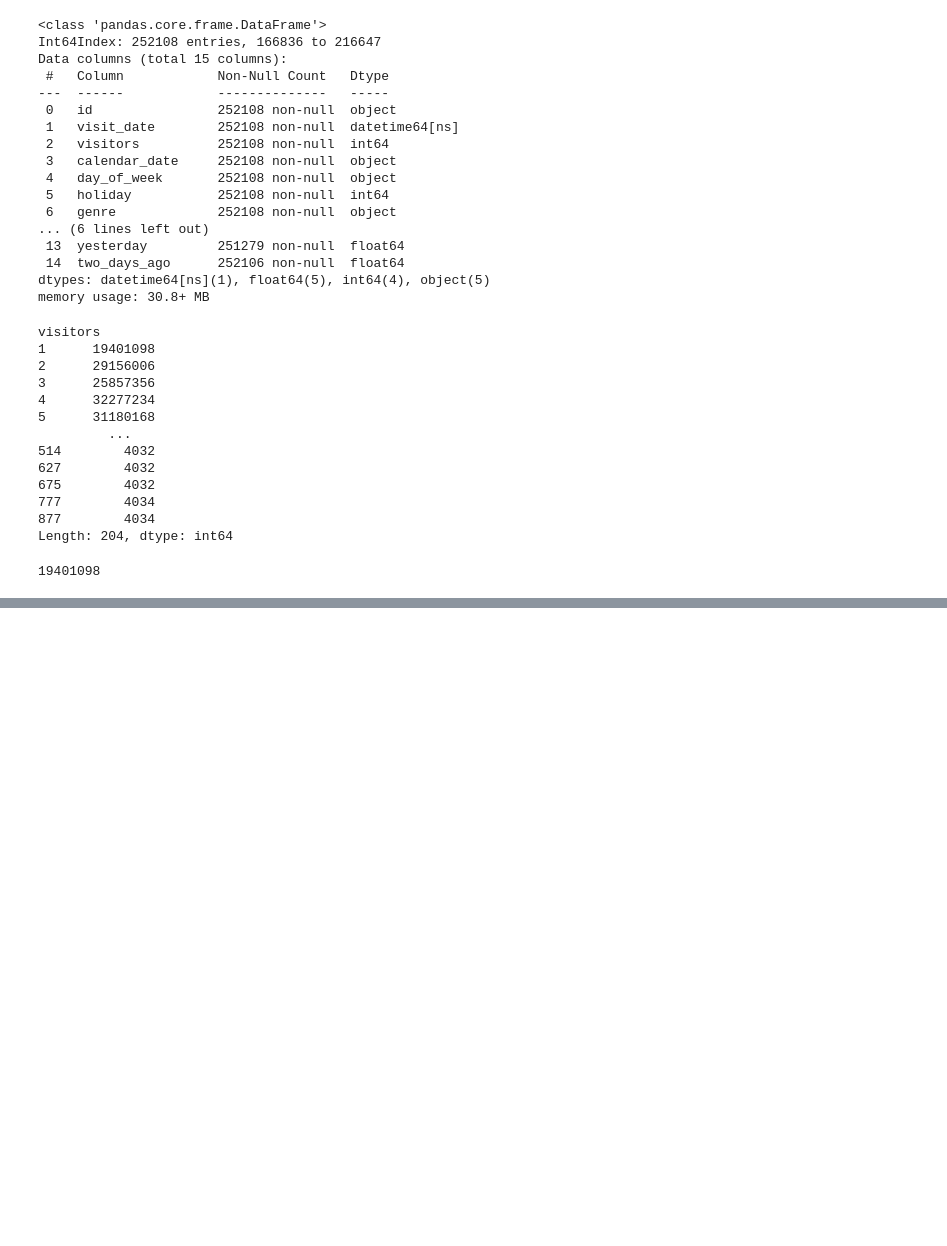
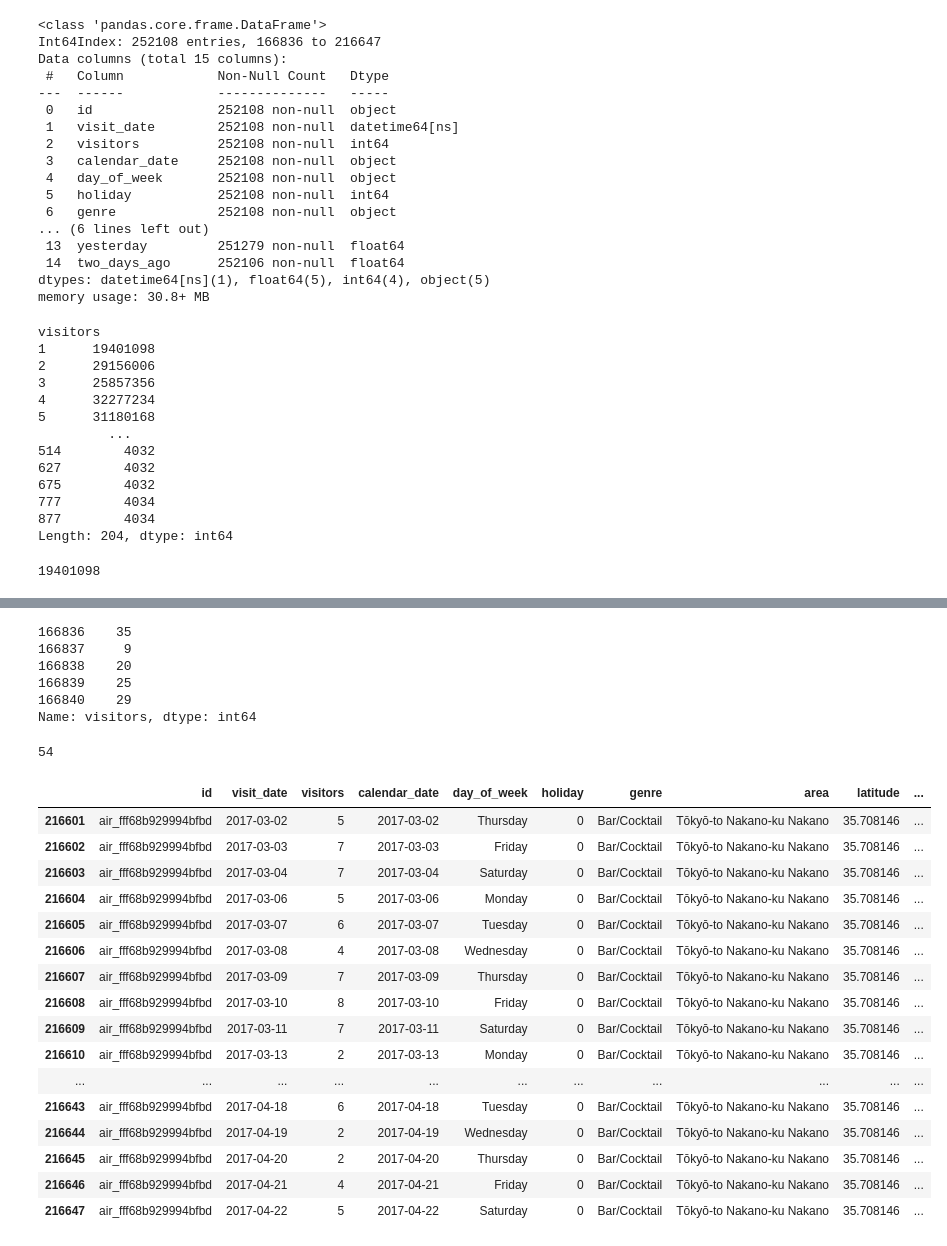
Before and after one commit to JonathanBechtel/dat-02-22, a Jupyter notebook: ClassMaterial/Unit2/Class8/Class 8 Notebook.ipynb, the cells around one changed output, grey strips where cells are left out. Saved outputs shown, nothing was run; the diff lists cells and outputs as text; code cells hidden in the pictures; blank space fills up the shorter version.

```diff
--- a/ClassMaterial/Unit2/Class8/Class 8 Notebook.ipynb
+++ b/ClassMaterial/Unit2/Class8/Class 8 Notebook.ipynb
@@ -269,0 +310,4 @@ Length: 204, dtype: int64
+# %%
+two_days_ago = pd.DateOffset(days=2)
+# %%
+two_day_shift = df.set_index('visit_date').groupby('id')[['visitors']].shift(freq=two_days_ago).rename({'visitors': 'two_days_shift'}, axis=1)
@@ -269,0 +361,37 @@ Length: 204, dtype: int64
+# %%
+df['visitors'].head()
+# %% [output]
+166836    35
+166837     9
+166838    20
+166839    25
+166840    29
+Name: visitors, dtype: int64
+# %%
+25 + 20 + 9
+# %% [output]
+54
+# %%
+df['three_day_avg'] = df.groupby('id')['visitors'].rolling(3).mean().values
+# %%
+df['seven_day_avg'] = df.groupby('id')['visitors'].rolling(7).mean().values
+# %%
+df.tail(50)
+# %% [output]
+|  | id | visit_date | visitors | calendar_date | day_of_week | holiday | genre | area | latitude | ... |
+| 216601 | air_fff68b929994bfbd | 2017-03-02 | 5 | 2017-03-02 | Thursday | 0 | Bar/Cocktail | Tōkyō-to Nakano-ku Nakano | 35.708146 | ... |
+| 216602 | air_fff68b929994bfbd | 2017-03-03 | 7 | 2017-03-03 | Friday | 0 | Bar/Cocktail | Tōkyō-to Nakano-ku Nakano | 35.708146 | ... |
+| 216603 | air_fff68b929994bfbd | 2017-03-04 | 7 | 2017-03-04 | Saturday | 0 | Bar/Cocktail | Tōkyō-to Nakano-ku Nakano | 35.708146 | ... |
+| 216604 | air_fff68b929994bfbd | 2017-03-06 | 5 | 2017-03-06 | Monday | 0 | Bar/Cocktail | Tōkyō-to Nakano-ku Nakano | 35.708146 | ... |
+| 216605 | air_fff68b929994bfbd | 2017-03-07 | 6 | 2017-03-07 | Tuesday | 0 | Bar/Cocktail | Tōkyō-to Nakano-ku Nakano | 35.708146 | ... |
+| 216606 | air_fff68b929994bfbd | 2017-03-08 | 4 | 2017-03-08 | Wednesday | 0 | Bar/Cocktail | Tōkyō-to Nakano-ku Nakano | 35.708146 | ... |
+| 216607 | air_fff68b929994bfbd | 2017-03-09 | 7 | 2017-03-09 | Thursday | 0 | Bar/Cocktail | Tōkyō-to Nakano-ku Nakano | 35.708146 | ... |
+| 216608 | air_fff68b929994bfbd | 2017-03-10 | 8 | 2017-03-10 | Friday | 0 | Bar/Cocktail | Tōkyō-to Nakano-ku Nakano | 35.708146 | ... |
+| 216609 | air_fff68b929994bfbd | 2017-03-11 | 7 | 2017-03-11 | Saturday | 0 | Bar/Cocktail | Tōkyō-to Nakano-ku Nakano | 35.708146 | ... |
+| 216610 | air_fff68b929994bfbd | 2017-03-13 | 2 | 2017-03-13 | Monday | 0 | Bar/Cocktail | Tōkyō-to Nakano-ku Nakano | 35.708146 | ... |
+| ... | ... | ... | ... | ... | ... | ... | ... | ... | ... | ... |
+| 216643 | air_fff68b929994bfbd | 2017-04-18 | 6 | 2017-04-18 | Tuesday | 0 | Bar/Cocktail | Tōkyō-to Nakano-ku Nakano | 35.708146 | ... |
+| 216644 | air_fff68b929994bfbd | 2017-04-19 | 2 | 2017-04-19 | Wednesday | 0 | Bar/Cocktail | Tōkyō-to Nakano-ku Nakano | 35.708146 | ... |
+| 216645 | air_fff68b929994bfbd | 2017-04-20 | 2 | 2017-04-20 | Thursday | 0 | Bar/Cocktail | Tōkyō-to Nakano-ku Nakano | 35.708146 | ... |
+| 216646 | air_fff68b929994bfbd | 2017-04-21 | 4 | 2017-04-21 | Friday | 0 | Bar/Cocktail | Tōkyō-to Nakano-ku Nakano | 35.708146 | ... |
+| 216647 | air_fff68b929994bfbd | 2017-04-22 | 5 | 2017-04-22 | Saturday | 0 | Bar/Cocktail | Tōkyō-to Nakano-ku Nakano | 35.708146 | ... |
```
Also changed, not shown: parts of 16 cells of this notebook, 1 other file.
